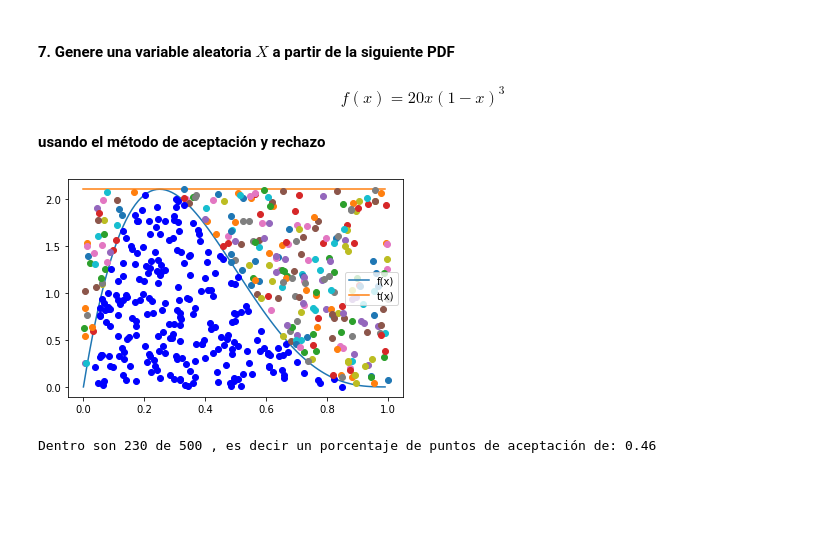
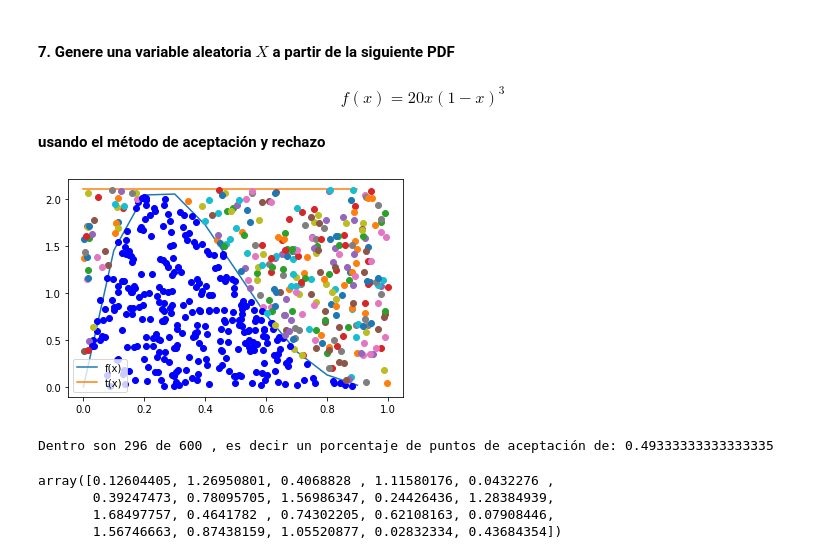
Before and after one commit to oscaralfonso17/Tarea6_IPaniagua_OAFlores, a Jupyter notebook: Tarea6_IPaniagua_OAFlores.ipynb, the cells around one changed output. Drawn from its saved outputs; the diff is of its cells as text; code cells hidden in the pictures; blank space fills up the shorter version.

```diff
--- a/Tarea6_IPaniagua_OAFlores.ipynb
+++ b/Tarea6_IPaniagua_OAFlores.ipynb
@@ -344,25 +344,52 @@ Como podemos observar, el porcentaje de puntos de aceptación cuando usamos t(x)
 #### 7. Genere una variable aleatoria $X$ a partir de la siguiente PDF
 #### $$f(x)=20x(1-x)^3$$
 #### usando el método de aceptación y rechazo
+# %%
+# Función de aceptación y rechazo usando compresión de listas
+def Acep_rechazo(R2:'Variables distruidas U~U(0,1)',
+                 R1:'Variables distribuidas como g(x)',
+                 f:'función objetivo a generar',
+                 t:'función que mayora a f'):
+#     R1 = np.random.rand(N)
+    f_x = f(R1)
+    t_x = t(R1)
+    condition = np.multiply(R2,t_x)<=f_x
+    dentro=0
+    dentro = sum([dentro+1 for i in range (len(R1)) if  condition[i]])
+    porc=dentro/len(R1)
+    [plt.plot(R1[i],R2[i]*t_x[i],'ob') if condition[i] else plt.plot(R1[i],R2[i]*t_x[i],'o') \
+         for i in range(len(R1))]
+
+    plt.show()
+    print("Dentro son", dentro, "de", len(R1), ", es decir un porcentaje de puntos de aceptación de:",porc)
+    return np.sum(condition)/len(condition),np.multiply(R2,t_x)[np.multiply(R2,t_x)<=f_x]
 # %%
 # Función objetivo
 f2 = lambda x: 20*x*(1-x)**3
-
 
 # Máximo de la función f
 a2 = f2(optimize.fmin(lambda x:-f2(x),0,disp=False))
 
 #funcion constante
 t2 = lambda x: a2*np.ones(len(x))
 
-x = np.arange(0,1,0.01)
+N = 600
+x = np.arange(0,1,0.1)
 R2 = np.random.rand(N)
 R1 = np.random.rand(N)
 
 plt.plot(x,f2(x),label='f(x)')
 plt.plot(x,t2(x),label='t(x)')
-plt.legend()
-Acep_rechazo(R2,R1,f2,t2)
+plt.legend(loc='best')
+
+Prob,X = Acep_rechazo(R2,R1,f2,t2)
 # %% [output]
-[figure, old version]
+[figure, new version]
-Dentro son 230 de 500 , es decir un porcentaje de puntos de aceptación de: 0.46
+Dentro son 296 de 600 , es decir un porcentaje de puntos de aceptación de: 0.49333333333333335
+# %%
+X[:20]
+# %% [output]
+array([0.12604405, 1.26950801, 0.4068828 , 1.11580176, 0.0432276 ,
+       0.39247473, 0.78095705, 1.56986347, 0.24426436, 1.28384939,
+       1.68497757, 0.4641782 , 0.74302205, 0.62108163, 0.07908446,
+       1.56746663, 0.87438159, 1.05520877, 0.02832334, 0.43684354])
```
Also changed, not shown: parts of 7 cells of this notebook.
